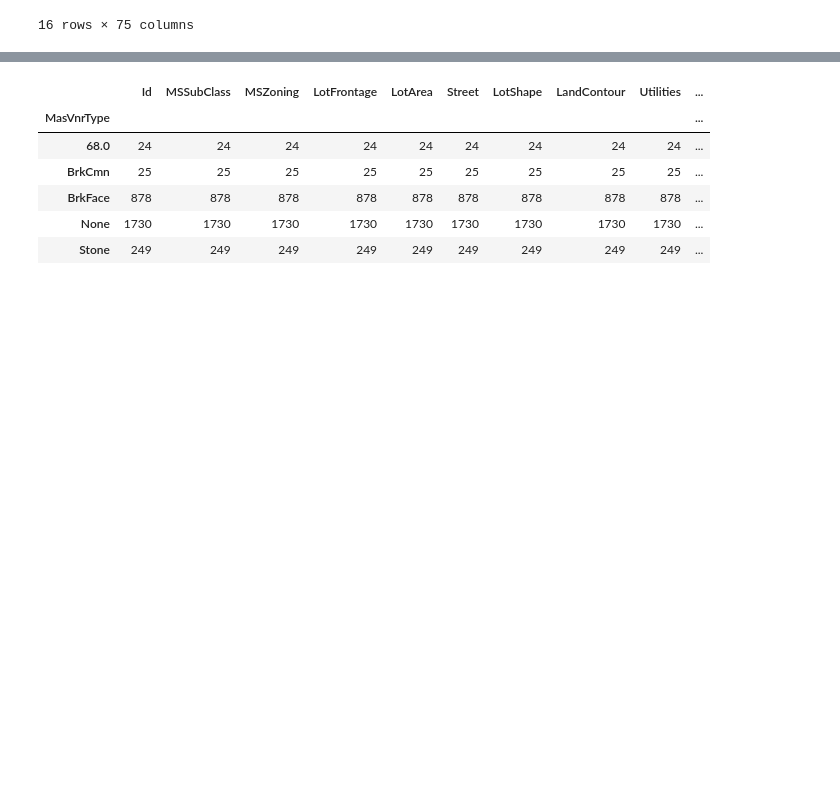
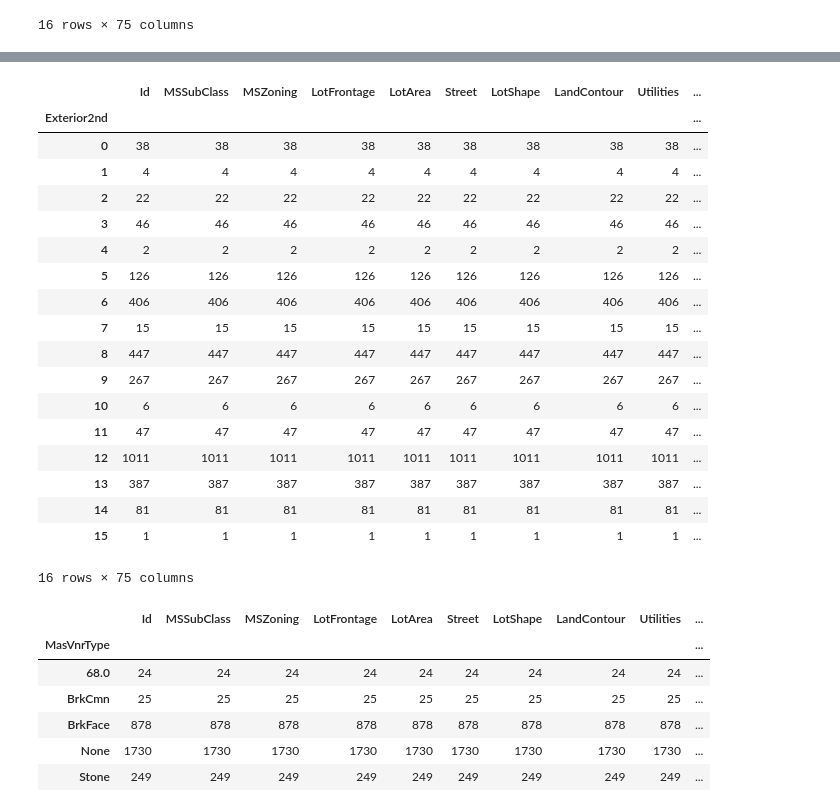
Before and after one commit to BarrosLucas/IA-Test, a Jupyter notebook: Question2.ipynb, the cells around one changed output, grey strips where cells are left out. Cells and saved outputs as stored; diff of their text form; code cells hidden in the pictures; blank space fills up the shorter version.

```diff
--- a/Question2.ipynb
+++ b/Question2.ipynb
@@ -533,0 +775,8 @@ dfTotal.groupby(['BldgType']).count()
+# %%
+dfTotal['BldgType'] = dfTotal['BldgType'].replace('1Fam',0)
+dfTotal['BldgType'] = dfTotal['BldgType'].replace('2fmCon',1)
+dfTotal['BldgType'] = dfTotal['BldgType'].replace('Duplex',2)
+dfTotal['BldgType'] = dfTotal['BldgType'].replace('Twnhs',3)
+dfTotal['BldgType'] = dfTotal['BldgType'].replace('TwnhsE',4)
+
+dfTotal.groupby(['BldgType']).count()
@@ -594,0 +983,18 @@ dfTotal.groupby(['Exterior1st']).count()
+# %%
+dfTotal['Exterior1st'] = dfTotal['Exterior1st'].replace('AsbShng',0)
+dfTotal['Exterior1st'] = dfTotal['Exterior1st'].replace('AsphShn',1)
+dfTotal['Exterior1st'] = dfTotal['Exterior1st'].replace('BrkComm',2)
+dfTotal['Exterior1st'] = dfTotal['Exterior1st'].replace('BrkFace',3)
+dfTotal['Exterior1st'] = dfTotal['Exterior1st'].replace('CBlock',4)
+dfTotal['Exterior1st'] = dfTotal['Exterior1st'].replace('CemntBd',5)
+dfTotal['Exterior1st'] = dfTotal['Exterior1st'].replace('HdBoard',6)
+dfTotal['Exterior1st'] = dfTotal['Exterior1st'].replace('ImStucc',7)
+dfTotal['Exterior1st'] = dfTotal['Exterior1st'].replace('MetalSd',8)
+dfTotal['Exterior1st'] = dfTotal['Exterior1st'].replace('Plywood',9)
+dfTotal['Exterior1st'] = dfTotal['Exterior1st'].replace('Stone',10)
+dfTotal['Exterior1st'] = dfTotal['Exterior1st'].replace('Stucco',11)
+dfTotal['Exterior1st'] = dfTotal['Exterior1st'].replace('VinylSd',12)
+dfTotal['Exterior1st'] = dfTotal['Exterior1st'].replace('Wd Sdng',13)
+dfTotal['Exterior1st'] = dfTotal['Exterior1st'].replace('WdShing',14)
+
+dfTotal.groupby(['Exterior1st']).count()
@@ -617,3 +1065,42 @@ dfTotal.groupby(['Exterior2nd']).count()
+# %%
+dfTotal['Exterior2nd'] = dfTotal['Exterior2nd'].replace('AsbShng',0)
+dfTotal['Exterior2nd'] = dfTotal['Exterior2nd'].replace('AsphShn',1)
+dfTotal['Exterior2nd'] = dfTotal['Exterior2nd'].replace('Brk Cmn',2)
+dfTotal['Exterior2nd'] = dfTotal['Exterior2nd'].replace('BrkFace',3)
+dfTotal['Exterior2nd'] = dfTotal['Exterior2nd'].replace('CBlock',4)
+dfTotal['Exterior2nd'] = dfTotal['Exterior2nd'].replace('CmentBd',5)
+dfTotal['Exterior2nd'] = dfTotal['Exterior2nd'].replace('HdBoard',6)
+dfTotal['Exterior2nd'] = dfTotal['Exterior2nd'].replace('ImStucc',7)
+dfTotal['Exterior2nd'] = dfTotal['Exterior2nd'].replace('MetalSd',8)
+dfTotal['Exterior2nd'] = dfTotal['Exterior2nd'].replace('Plywood',9)
+dfTotal['Exterior2nd'] = dfTotal['Exterior2nd'].replace('Stone',10)
+dfTotal['Exterior2nd'] = dfTotal['Exterior2nd'].replace('Stucco',11)
+dfTotal['Exterior2nd'] = dfTotal['Exterior2nd'].replace('VinylSd',12)
+dfTotal['Exterior2nd'] = dfTotal['Exterior2nd'].replace('Wd Sdng',13)
+dfTotal['Exterior2nd'] = dfTotal['Exterior2nd'].replace('Wd Shng',14)
+dfTotal['Exterior2nd'] = dfTotal['Exterior2nd'].replace('Other',15)
+
+dfTotal.groupby(['Exterior2nd']).count()
+# %% [output]
+|  | Id | MSSubClass | MSZoning | LotFrontage | LotArea | Street | LotShape | LandContour | Utilities | ... |
+| Exterior2nd |  |  |  |  |  |  |  |  |  | ... |
+| 0 | 38 | 38 | 38 | 38 | 38 | 38 | 38 | 38 | 38 | ... |
+| 1 | 4 | 4 | 4 | 4 | 4 | 4 | 4 | 4 | 4 | ... |
+| 2 | 22 | 22 | 22 | 22 | 22 | 22 | 22 | 22 | 22 | ... |
+| 3 | 46 | 46 | 46 | 46 | 46 | 46 | 46 | 46 | 46 | ... |
+| 4 | 2 | 2 | 2 | 2 | 2 | 2 | 2 | 2 | 2 | ... |
+| 5 | 126 | 126 | 126 | 126 | 126 | 126 | 126 | 126 | 126 | ... |
+| 6 | 406 | 406 | 406 | 406 | 406 | 406 | 406 | 406 | 406 | ... |
+| 7 | 15 | 15 | 15 | 15 | 15 | 15 | 15 | 15 | 15 | ... |
+| 8 | 447 | 447 | 447 | 447 | 447 | 447 | 447 | 447 | 447 | ... |
+| 9 | 267 | 267 | 267 | 267 | 267 | 267 | 267 | 267 | 267 | ... |
+| 10 | 6 | 6 | 6 | 6 | 6 | 6 | 6 | 6 | 6 | ... |
+| 11 | 47 | 47 | 47 | 47 | 47 | 47 | 47 | 47 | 47 | ... |
+| 12 | 1011 | 1011 | 1011 | 1011 | 1011 | 1011 | 1011 | 1011 | 1011 | ... |
+| 13 | 387 | 387 | 387 | 387 | 387 | 387 | 387 | 387 | 387 | ... |
+| 14 | 81 | 81 | 81 | 81 | 81 | 81 | 81 | 81 | 81 | ... |
+| 15 | 1 | 1 | 1 | 1 | 1 | 1 | 1 | 1 | 1 | ... |
+16 rows × 75 columns
 # %%
 dfTotal.groupby(['MasVnrType']).count()
 # %% [output]
```
Also changed, not shown: parts of 34 cells of this notebook.
